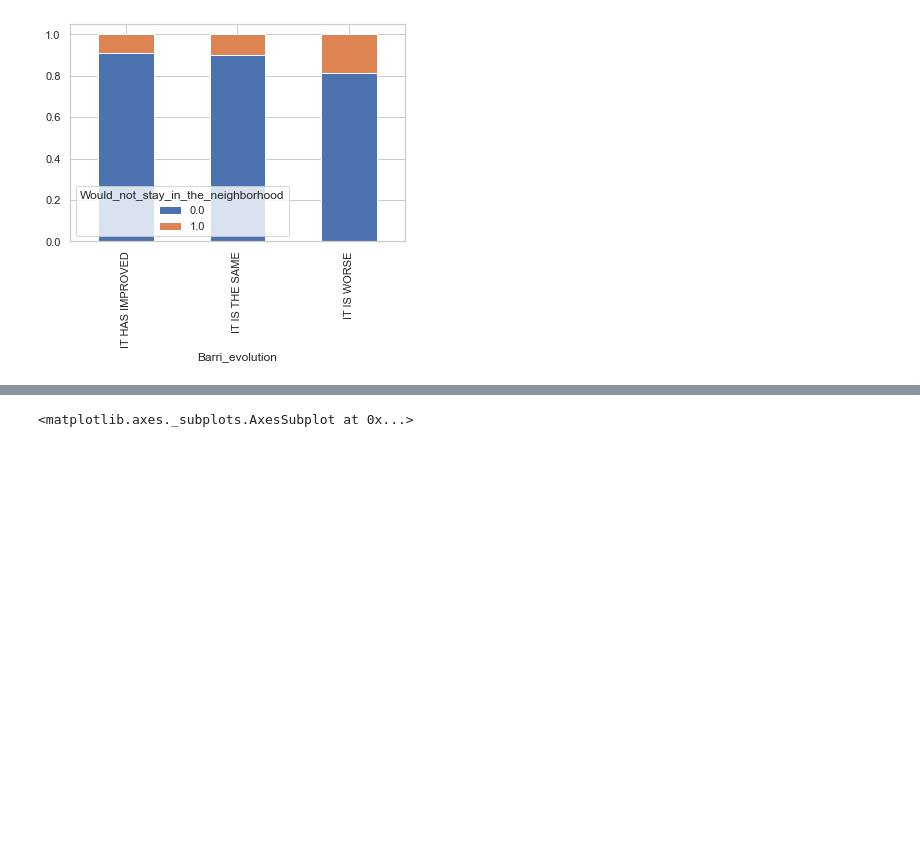
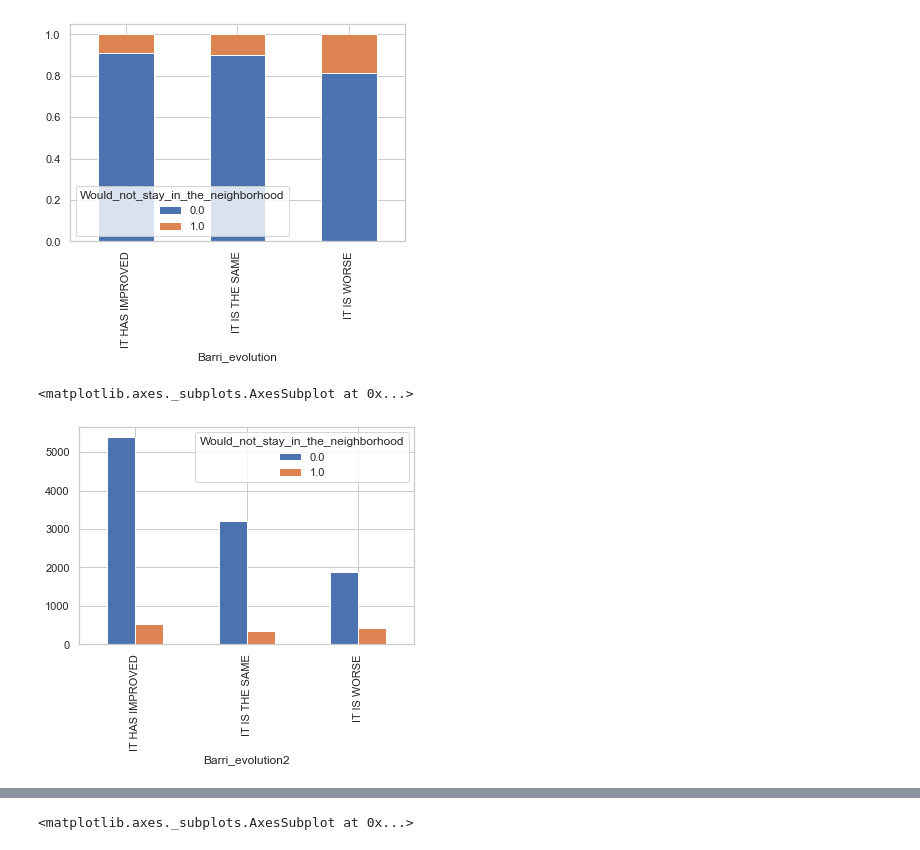
Before and after one commit to abednarczuk/MasterThesis, a Jupyter notebook: 01_Survey_data_EDA.ipynb, the cells around one changed output, grey strips where cells are left out. Drawn from its saved outputs; the diff is of its cells as text; code cells hidden in the pictures; blank space fills up the shorter version.

```diff
--- a/01_Survey_data_EDA.ipynb
+++ b/01_Survey_data_EDA.ipynb
@@ -634,3 +634,17 @@ table.div(table.sum(1).astype(float), axis=0).plot(kind='bar', stacked=True)
 # %% [output]
 <matplotlib.axes._subplots.AxesSubplot at 0x...>
 [figure]
+# %%
+# Replacing "I DON'T KNOW" answer with the 'neutral' response "IT IS THE SAME"
+data_prep2 = {"IT'S WORSE": "IT IS WORSE",
+             "IT'S THE SAME": "IT IS THE SAME",
+             'IT HAS IMPROVED': "IT HAS IMPROVED",
+             "I DON'T KNOW": "IT IS THE SAME",
+             'NO ANSWER': np.nan}
+data['Barri_evolution2'] = [data_prep2[i] for i in data['EVO1A_BARRI']]
+# %%
+table = pd.crosstab(data.Barri_evolution2, data.Would_not_stay_in_the_neighborhood)
+table.plot(kind='bar')
+# %% [output]
+<matplotlib.axes._subplots.AxesSubplot at 0x...>
+[figure, added]
```
Also changed, not shown: parts of 36 cells of this notebook, 3 other files.
